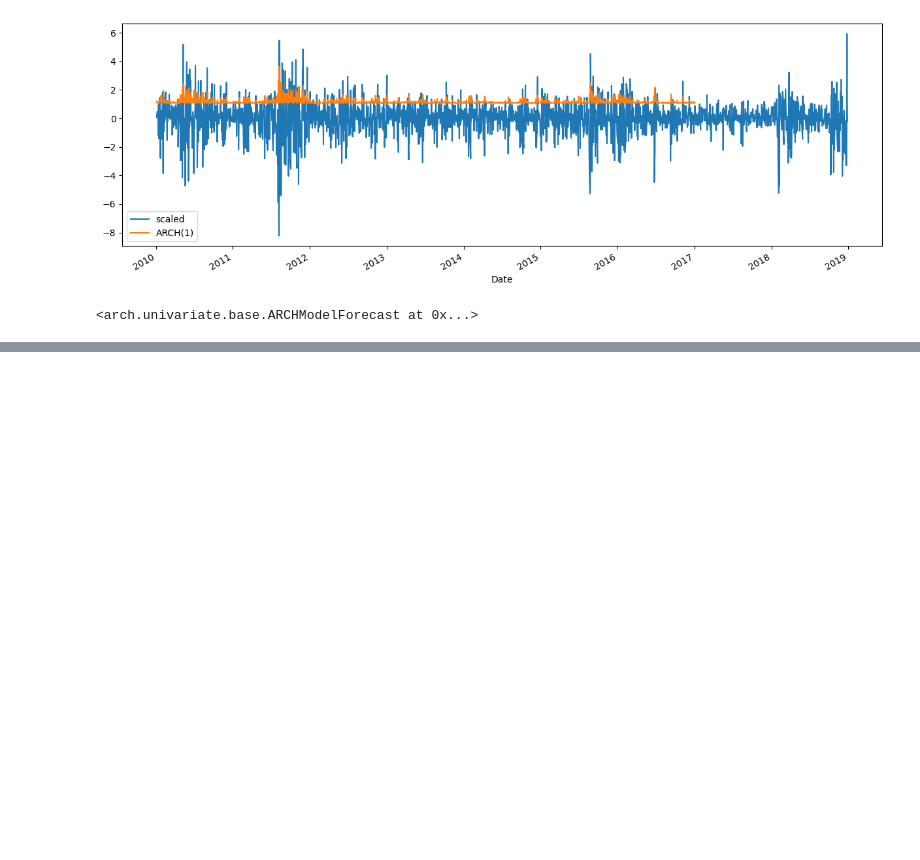
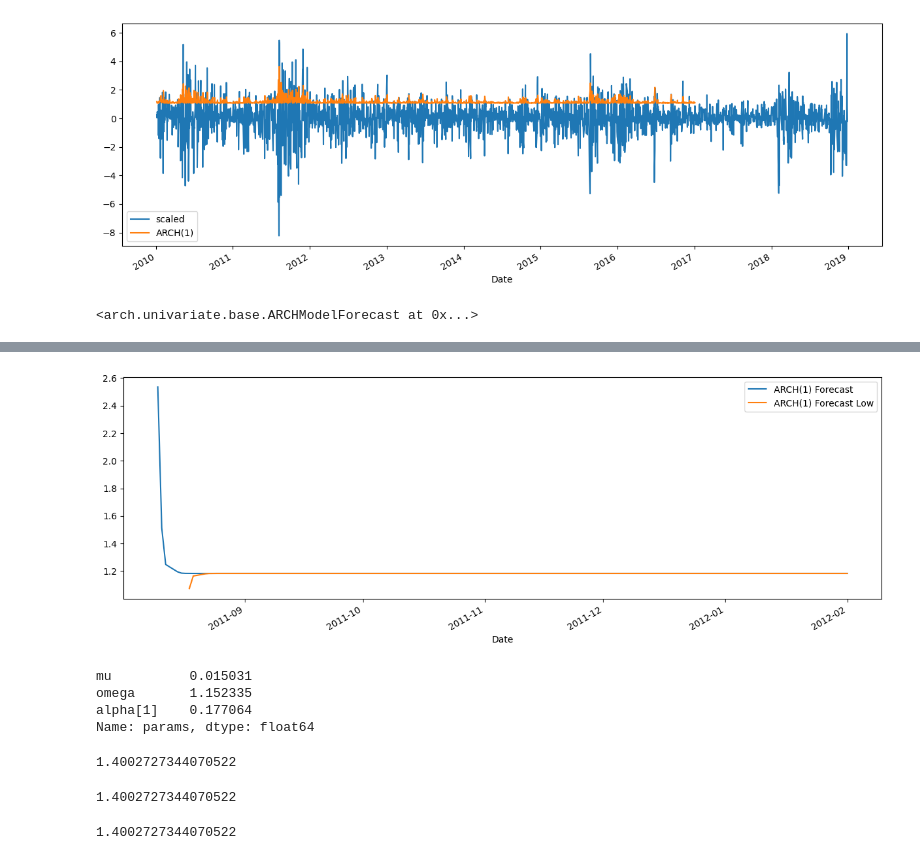
Before and after one commit to yeesem/Time-Series-Data-Analysis, a Jupyter notebook: GARCH.ipynb, the cells around one changed output, grey strips where cells are left out. Saved outputs shown, nothing was run; the diff lists cells and outputs as text; code cells hidden in the pictures; blank space fills up the shorter version.

```diff
--- a/GARCH.ipynb
+++ b/GARCH.ipynb
@@ -148,0 +280,32 @@ res_arch1.forecast(horizon = NTest)
+# %%
+df2.loc['2011-08-18':'2013-08-14','ARCH(1) Forecast Low'] = np.sqrt(
+    fcast_arch1.variance.loc['2011-08-17'].to_numpy()
+)
+# %%
+#Valality test
+cols = [
+    'ARCH(1) Forecast','ARCH(1) Forecast Low'
+]
+df2.loc['2011-08-01':'2012-02-01'][cols].plot(figsize = (15,5));
+# %% [output]
+[figure, added]
+# %%
+#Theoretical unconditional variance
+res_arch1.params
+# %% [output]
+mu          0.015031
+omega       1.152335
+alpha[1]    0.177064
+Name: params, dtype: float64
+# %%
+res_arch1.params['omega'] / (1 - res_arch1.params['alpha[1]'])
+# %% [output]
+1.4002727344070522
+# %%
+fcast_arch1.variance.loc['2011-08-17'].to_numpy()[-1]
+# %% [output]
+1.4002727344070522
+# %%
+fcast_arch1.variance.loc['2011-08-09'].to_numpy()[-1]
+# %% [output]
+1.4002727344070522
```
Also changed, not shown: parts of 19 cells of this notebook.
